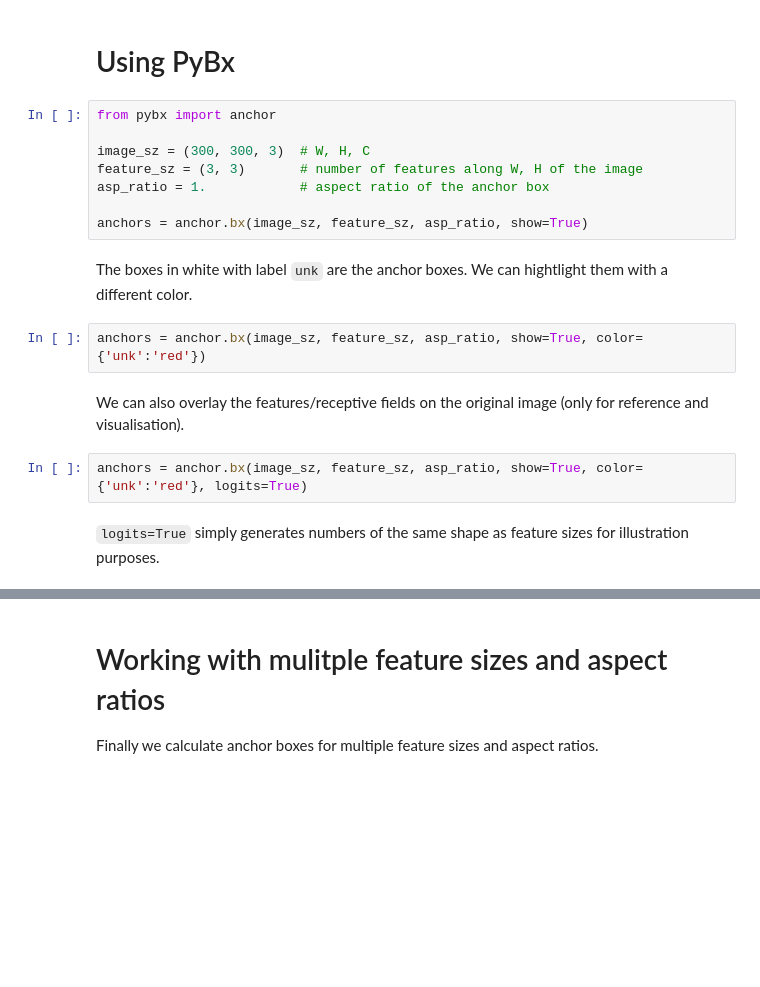
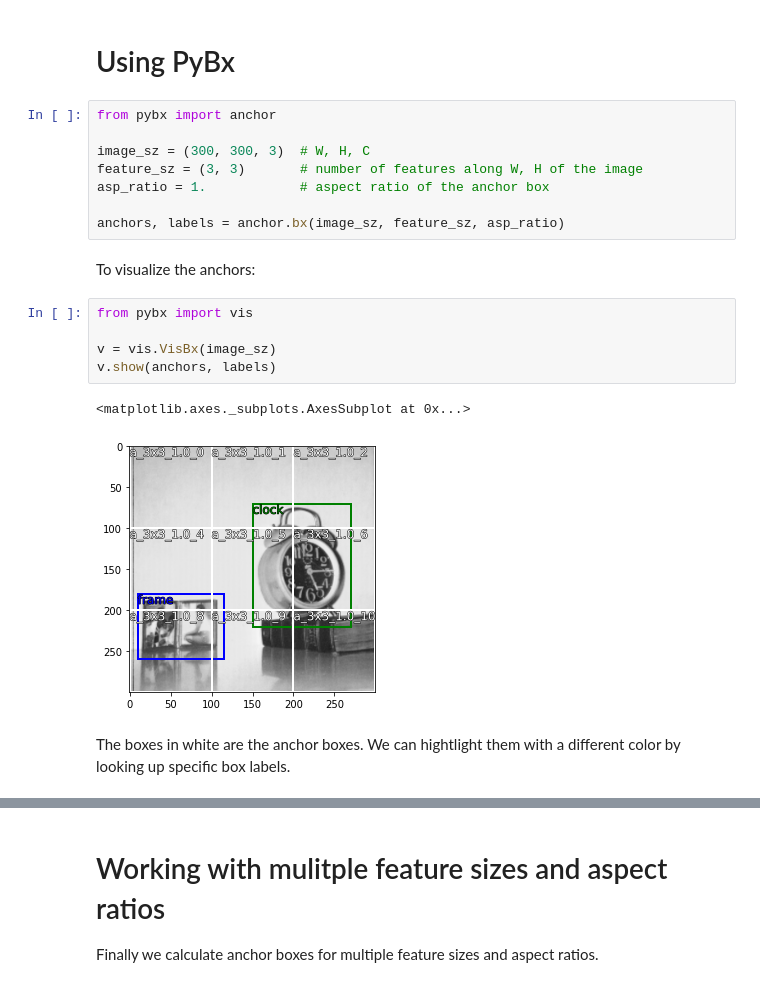
Before and after one commit to thatgeeman/pybx, a Jupyter notebook: nbs/pybx_walkthrough.ipynb, the cells around one changed output, grey strips where cells are left out. Saved outputs shown, nothing was run; the diff lists cells and outputs as text; blank space fills up the shorter version.

```diff
--- a/nbs/pybx_walkthrough.ipynb
+++ b/nbs/pybx_walkthrough.ipynb
@@ -85,14 +115,16 @@ image_sz = (300, 300, 3)  # W, H, C
 feature_sz = (3, 3)       # number of features along W, H of the image
 asp_ratio = 1.            # aspect ratio of the anchor box
 
-anchors = anchor.bx(image_sz, feature_sz, asp_ratio, show=True)
+anchors, labels = anchor.bx(image_sz, feature_sz, asp_ratio)
+# %% [markdown]
+To visualize the anchors:
+# %%
+from pybx import vis
+
+v = vis.VisBx(image_sz)
+v.show(anchors, labels)
+# %% [output]
+<matplotlib.axes._subplots.AxesSubplot at 0x...>
+[figure, added]
 # %% [markdown]
-The boxes in white with label `unk` are the anchor boxes. We can hightlight them with a different color.
+The boxes in white are the anchor boxes. We can hightlight them with a different color by looking up specific box labels.
-# %%
-anchors = anchor.bx(image_sz, feature_sz, asp_ratio, show=True, color={'unk':'red'})
-# %% [markdown]
-We can also overlay the features/receptive fields on the original image (only for reference and visualisation).
-# %%
-anchors = anchor.bx(image_sz, feature_sz, asp_ratio, show=True, color={'unk':'red'}, logits=True)
-# %% [markdown]
-`logits=True` simply generates numbers of the same shape as feature sizes for illustration purposes.
```
Also changed, not shown: parts of 29 cells of this notebook, 2 other files.
